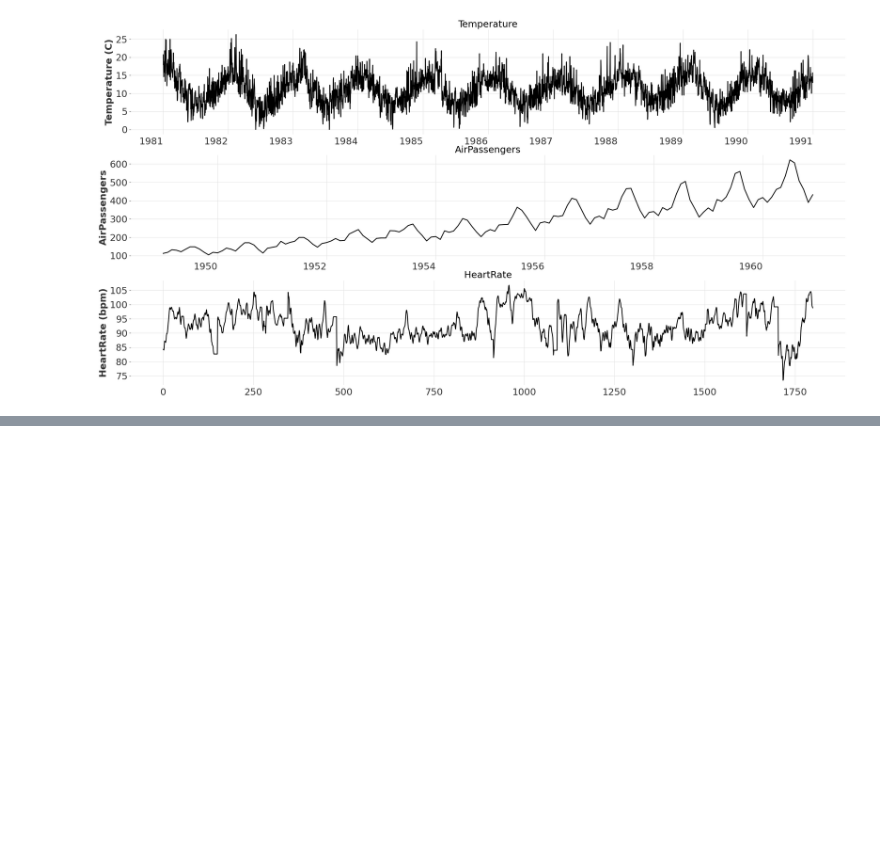
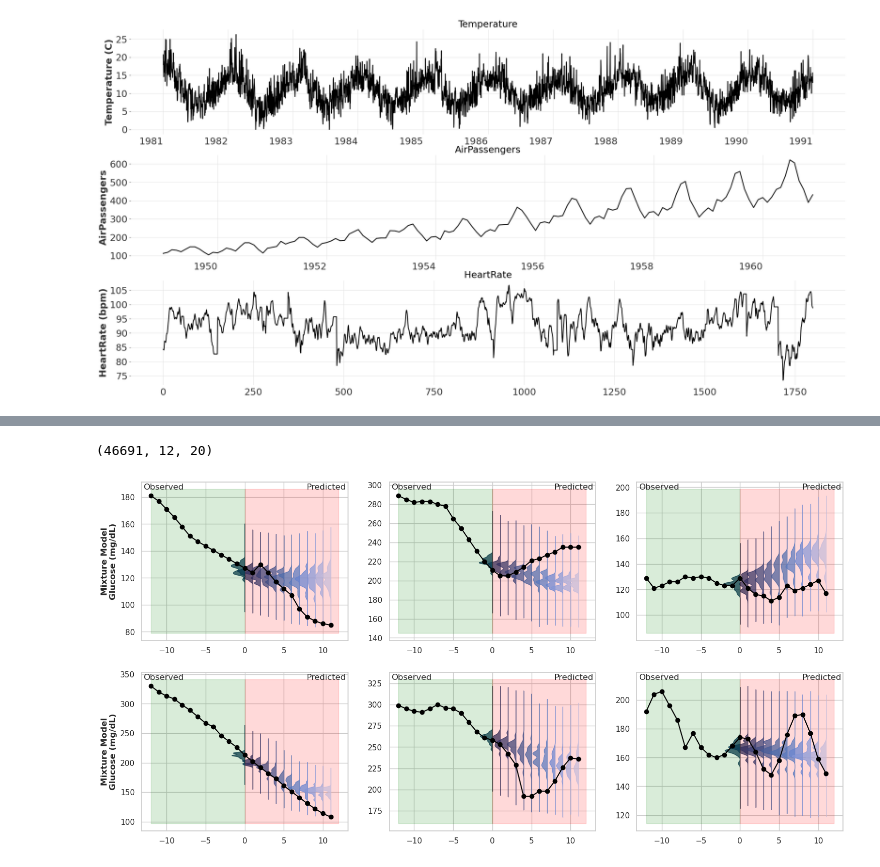
Before and after one commit to IrinaStatsLab/GlucoBench, a Jupyter notebook: presentation/plots.ipynb, the cells around one changed output, grey strips where cells are left out. Saved outputs shown, nothing was run; the diff lists cells and outputs as text; code cells hidden in the pictures; blank space fills up the shorter version.

Commit message:
Edited plots

```diff
--- a/presentation/plots.ipynb
+++ b/presentation/plots.ipynb
@@ -178,0 +254,4 @@ elect
+# %%
+# get inputs and targets
+trues = np.array([dataset_test.evalsample(i).values() for i in range(len(dataset_test))])
+inputs = np.array([dataset_test[i][0] for i in range(len(dataset_test))])
@@ -178,0 +264,57 @@ elect
+# %%
+predictions.shape
+# %% [output]
+(46691, 12, 20)
+# %%
+samples = np.random.normal(loc=predictions[..., None],
+                            scale=np.sqrt(np.exp(logvar))[..., None],
+                            size=(predictions.shape[0],
+                                    predictions.shape[1],
+                                    predictions.shape[2],
+                                    30))
+samples = samples.reshape(samples.shape[0], samples.shape[1], -1)
+# %%
+# define the color gradient
+import matplotlib.colors as mcolors
+import seaborn as sns
+colors = ['#00264c', '#0a2c62', '#14437f', '#1f5a9d', '#2973bb', '#358ad9', '#4d9af4', '#7bb7ff', '#add5ff', '#e6f3ff']
+cmap = mcolors.LinearSegmentedColormap.from_list('my_colormap', colors)
+# set matplotlib theme to seaborn whitegrid
+sns.set_theme(style="whitegrid")
+# %%
+# plot
+plot_samples = [100, 1100, 2500, 3000, 4000, 10000]
+fig, axs = plt.subplots(2, 3, figsize=(18, 9))
+
+for ind in range(6):
+        ax = axs[ind // 3, ind % 3]
+        # if plot number == 0 or 3, add y-label
+        if ind % 3 == 0:
+                ax.set_ylabel('Mixture Model\nGlucose (mg/dL)')
+        # select sample to plot
+        ind = plot_samples[ind]
+        for point in range(samples.shape[1]):
+                kde = stats.gaussian_kde(samples[ind, point, :])
+                maxi, mini = 1.2 * np.max(samples[ind, point, :]), 0.8 * np.min(samples[ind, point, :])
+                y_grid = np.linspace(mini, maxi, 200)
+                x = kde(y_grid)
+                ax.fill_betweenx(y_grid, x1 = point, x2 = point - x * 15,
+                                alpha=0.7,
+                                edgecolor='black',
+                                color=cmap(point / samples.shape[1]))
+        # plot true value
+        ax.plot(np.arange(-12, 12),
+                np.concatenate([inputs[ind, -12:, 0], trues[ind, :, 0]]),
+                label='input',
+                color='black',
+                marker='o')
+        # deliniate observed and predicted part
+        abs_min, abs_max = ax.get_ylim()
+        ax.fill_betweenx([abs_min, abs_max], x1 = -12, x2 = 0, color='green', alpha=0.15)
+        ax.fill_betweenx([abs_min, abs_max], x1 = 0, x2 = 12, color='red', alpha=0.15)
+        ax.text(.01, .99, 'Observed', ha='left', va='top', transform=ax.transAxes)
+        ax.text(.99, .99, 'Predicted', ha='right', va='top', transform=ax.transAxes)
+# save figure
+plt.savefig('./presentation/plots/gluformer_prediction.pdf', bbox_inches='tight')
+# %% [output]
+[figure, added]
```
Also changed, not shown: parts of 13 cells of this notebook.
